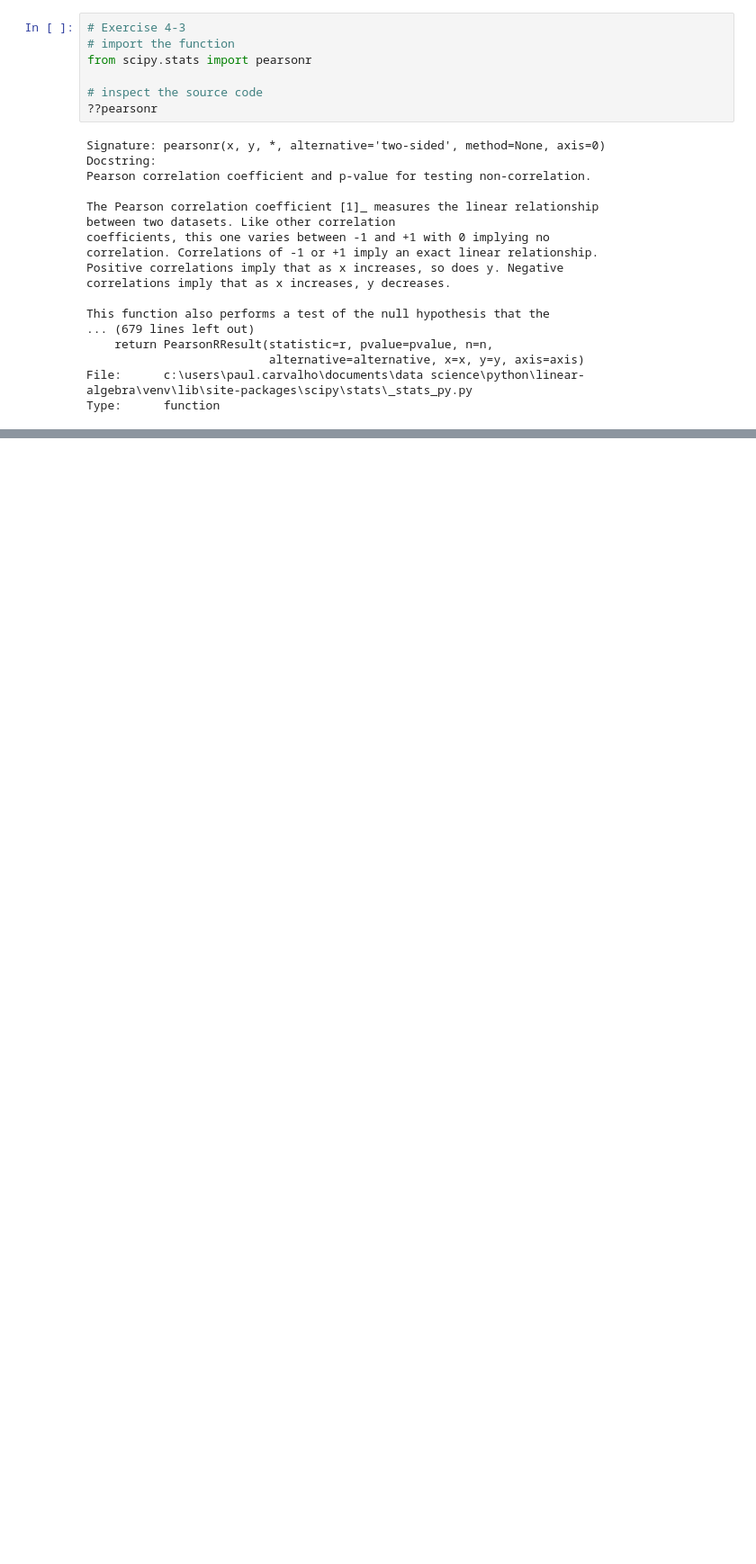
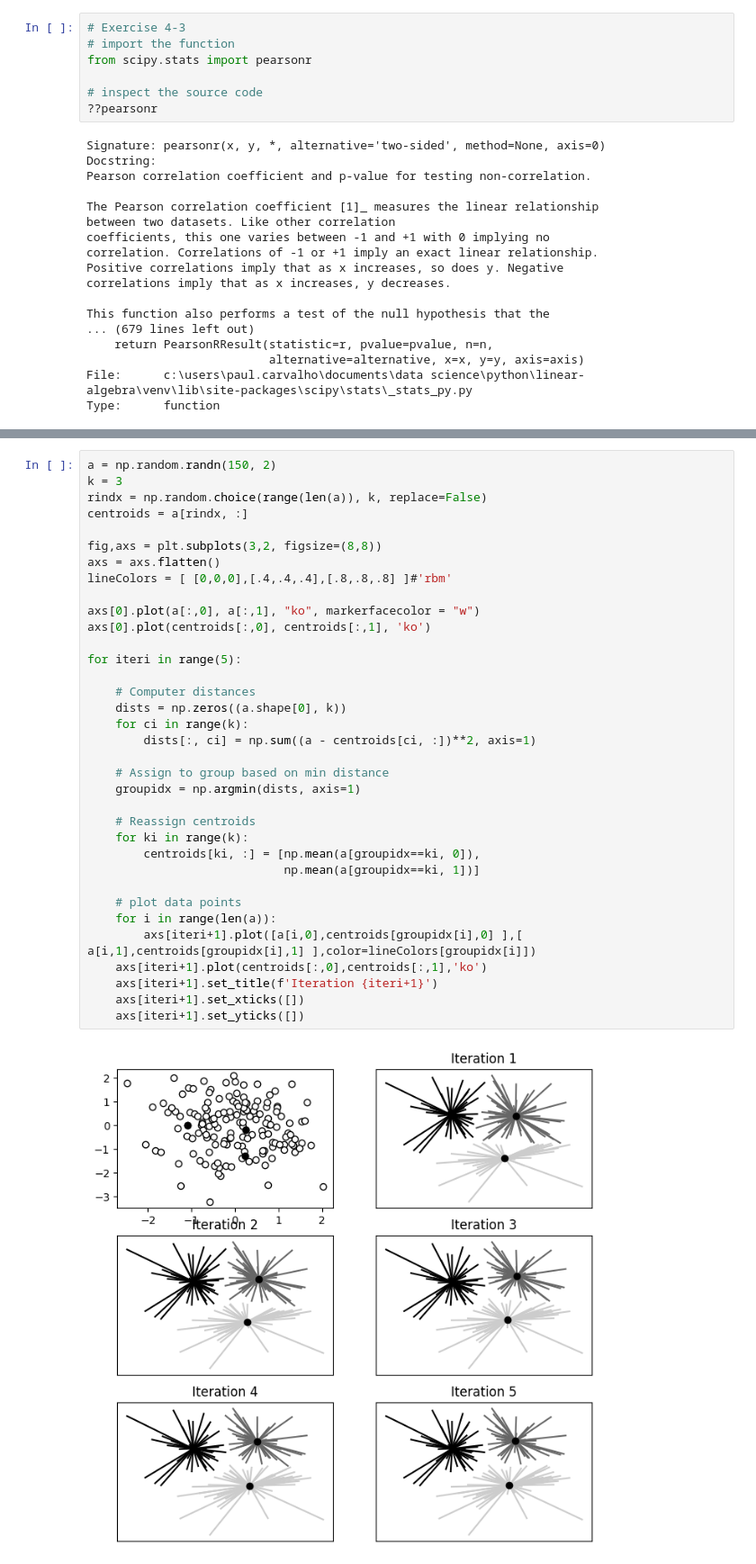
Before and after one commit to paulcarvalho/Linear-Algebra, a Jupyter notebook: vector_applications.ipynb, the cells around one changed output, grey strips where cells are left out. Shown: that part at 90% size. Drawn from its saved outputs; the diff is of its cells as text; blank space fills up the shorter version.

```diff
--- a/vector_applications.ipynb
+++ b/vector_applications.ipynb
@@ -147,0 +150,37 @@ My function took 50.03 ms
+# %%
+a = np.random.randn(150, 2)
+k = 3
+rindx = np.random.choice(range(len(a)), k, replace=False)
+centroids = a[rindx, :]
+
+fig,axs = plt.subplots(3,2, figsize=(8,8))
+axs = axs.flatten()
+lineColors = [ [0,0,0],[.4,.4,.4],[.8,.8,.8] ]#'rbm'
+
+axs[0].plot(a[:,0], a[:,1], "ko", markerfacecolor = "w")
+axs[0].plot(centroids[:,0], centroids[:,1], 'ko')
+
+for iteri in range(5):
+
+    # Computer distances
+    dists = np.zeros((a.shape[0], k))
+    for ci in range(k):
+        dists[:, ci] = np.sum((a - centroids[ci, :])**2, axis=1)
+
+    # Assign to group based on min distance
+    groupidx = np.argmin(dists, axis=1)
+
+    # Reassign centroids
+    for ki in range(k):
+        centroids[ki, :] = [np.mean(a[groupidx==ki, 0]),
+                            np.mean(a[groupidx==ki, 1])]
+
+    # plot data points
+    for i in range(len(a)):
+        axs[iteri+1].plot([a[i,0],centroids[groupidx[i],0] ],[ a[i,1],centroids[groupidx[i],1] ],color=lineColors[groupidx[i]])
+    axs[iteri+1].plot(centroids[:,0],centroids[:,1],'ko')
+    axs[iteri+1].set_title(f'Iteration {iteri+1}')
+    axs[iteri+1].set_xticks([])
+    axs[iteri+1].set_yticks([])
+# %% [output]
+[figure, added]
```
Also changed, not shown: parts of 9 cells of this notebook.
